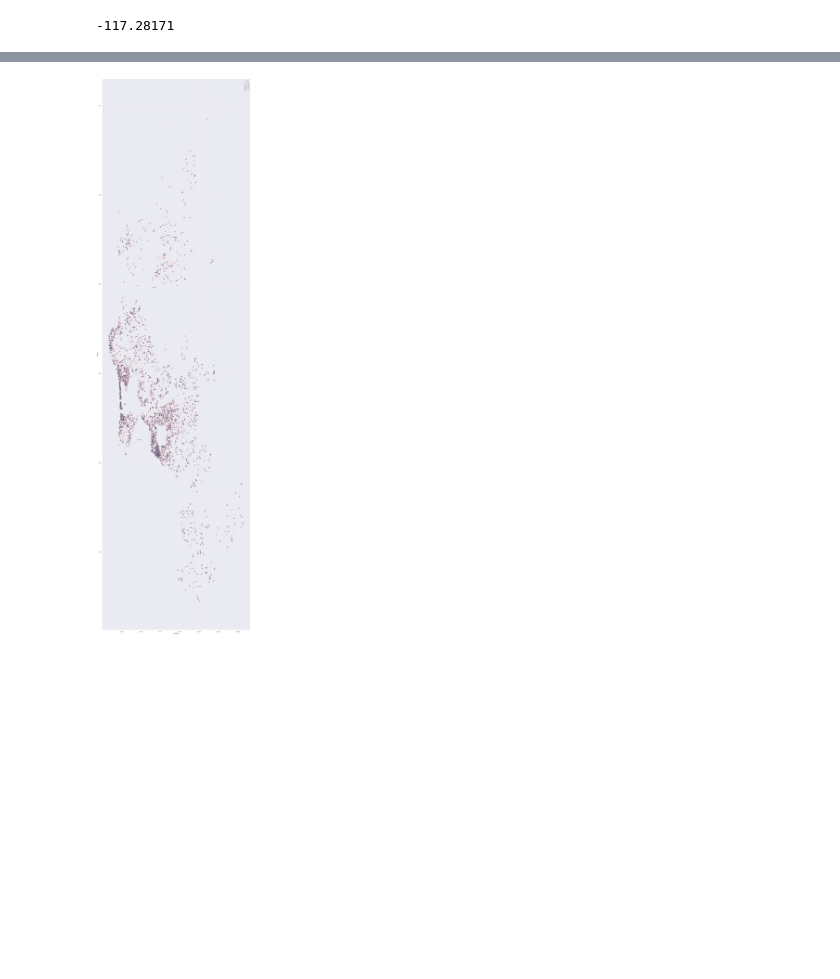
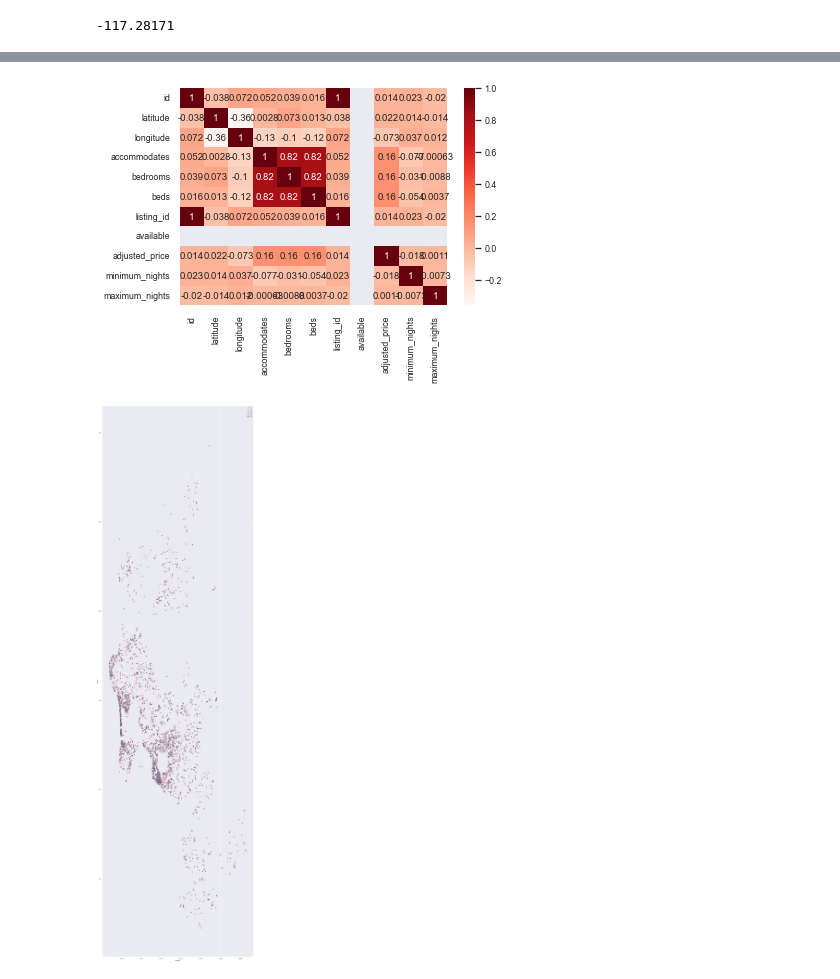
Before and after one commit to COGS118A/Group004-SP23, a Jupyter notebook: Checkpoint_Group004-SP23.ipynb, the cells around one changed output, grey strips where cells are left out. Saved outputs shown, nothing was run; the diff lists cells and outputs as text; code cells hidden in the pictures; blank space fills up the shorter version.

```diff
--- a/Checkpoint_Group004-SP23.ipynb
+++ b/Checkpoint_Group004-SP23.ipynb
@@ -264,3 +279,8 @@ merged_df["longitude"].min()
+# %%
+sns.heatmap(merged_df.corr(), annot = True, cmap = 'Reds')
+plt.show()
+# %% [output]
+[figure, added]
 # %%
 plt.figure(figsize=(20,75))
 sns.scatterplot(data=merged_df, x='longitude', y='latitude',hue=merged_df.id)
```
Also changed, not shown: parts of 3 cells of this notebook.
